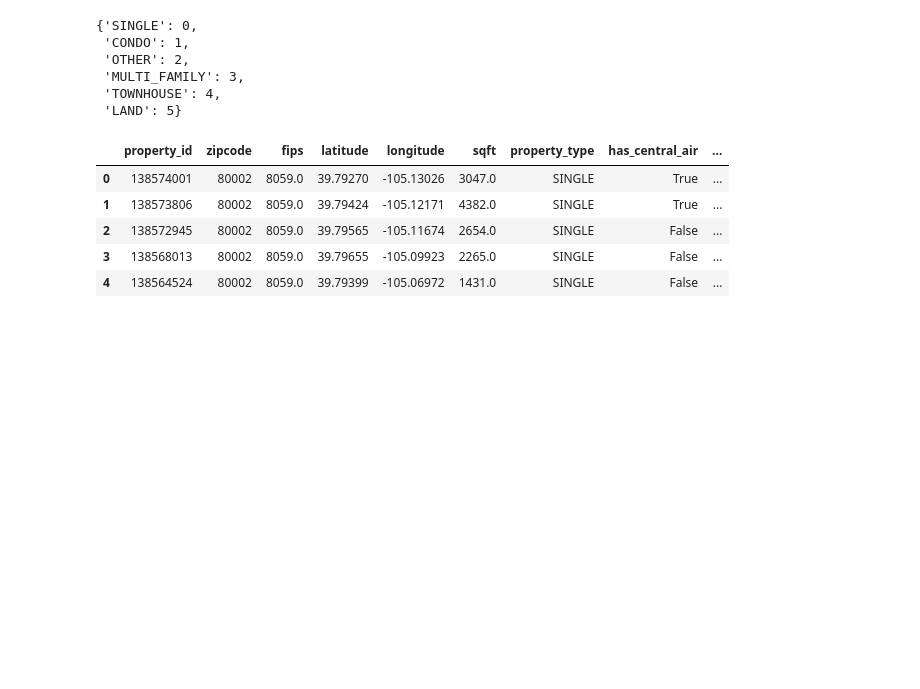
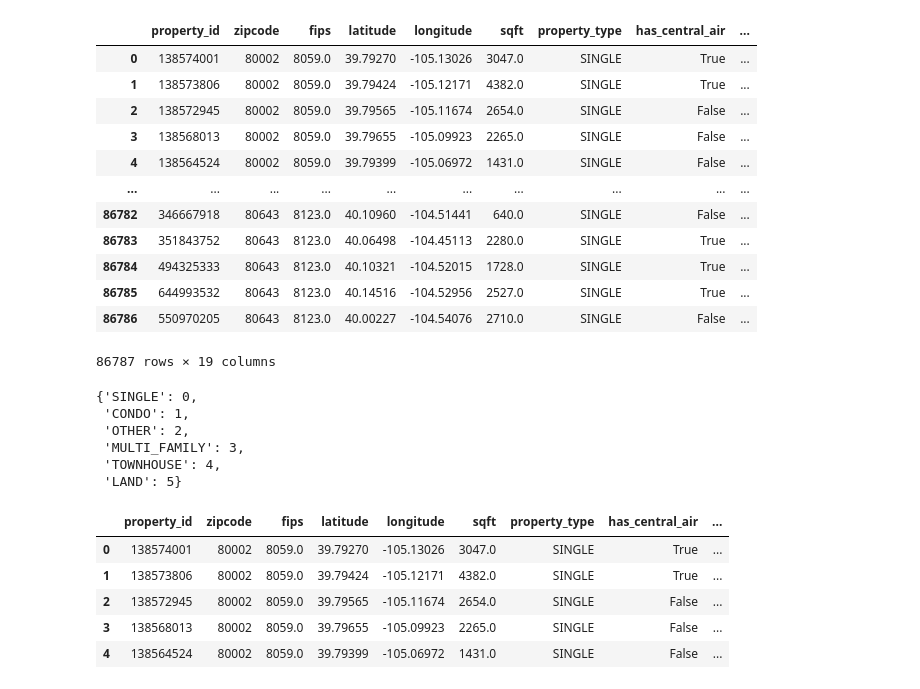
Before and after one commit to luunam/cs297_rex, a Jupyter notebook: notebooks/developed_model_pymc3.ipynb, the cells around one changed output. Cells and saved outputs as stored; diff of their text form; code cells hidden in the pictures; blank space fills up the shorter version.

```diff
--- a/notebooks/developed_model_pymc3.ipynb
+++ b/notebooks/developed_model_pymc3.ipynb
@@ -24,6 +40,22 @@ df = pd.read_csv('denver_prop_listing_clean.csv')
 #convert to datetime format
 df["list_date"] = pd.to_datetime(df["list_date"])
 df["sale_date"] = pd.to_datetime(df["sale_date"])
+# %%
+df
+# %% [output]
+|  | property_id | zipcode | fips | latitude | longitude | sqft | property_type | has_central_air | ... |
+| 0 | 138574001 | 80002 | 8059.0 | 39.79270 | -105.13026 | 3047.0 | SINGLE | True | ... |
+| 1 | 138573806 | 80002 | 8059.0 | 39.79424 | -105.12171 | 4382.0 | SINGLE | True | ... |
+| 2 | 138572945 | 80002 | 8059.0 | 39.79565 | -105.11674 | 2654.0 | SINGLE | False | ... |
+| 3 | 138568013 | 80002 | 8059.0 | 39.79655 | -105.09923 | 2265.0 | SINGLE | False | ... |
+| 4 | 138564524 | 80002 | 8059.0 | 39.79399 | -105.06972 | 1431.0 | SINGLE | False | ... |
+| ... | ... | ... | ... | ... | ... | ... | ... | ... | ... |
+| 86782 | 346667918 | 80643 | 8123.0 | 40.10960 | -104.51441 | 640.0 | SINGLE | False | ... |
+| 86783 | 351843752 | 80643 | 8123.0 | 40.06498 | -104.45113 | 2280.0 | SINGLE | True | ... |
+| 86784 | 494325333 | 80643 | 8123.0 | 40.10321 | -104.52015 | 1728.0 | SINGLE | True | ... |
+| 86785 | 644993532 | 80643 | 8123.0 | 40.14516 | -104.52956 | 2527.0 | SINGLE | True | ... |
+| 86786 | 550970205 | 80643 | 8123.0 | 40.00227 | -104.54076 | 2710.0 | SINGLE | False | ... |
+86787 rows × 19 columns
 # %%
 mapping = {k: v for v, k in enumerate(df.property_type.unique())}
 mapping
```
Also changed, not shown: parts of 14 cells of this notebook, 25 other files.
